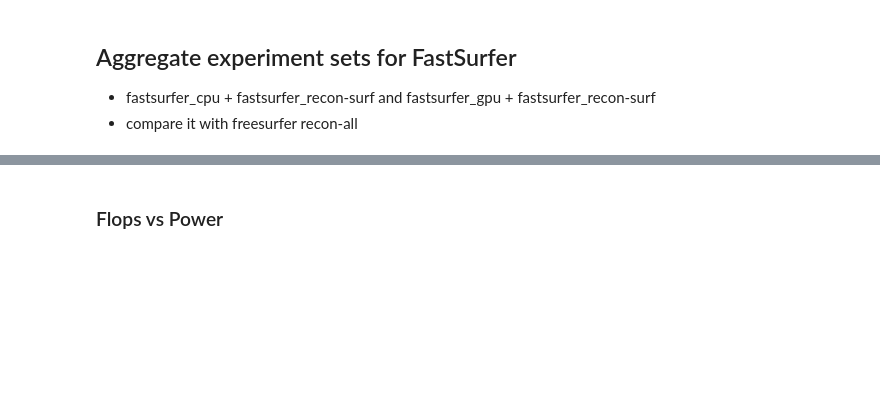
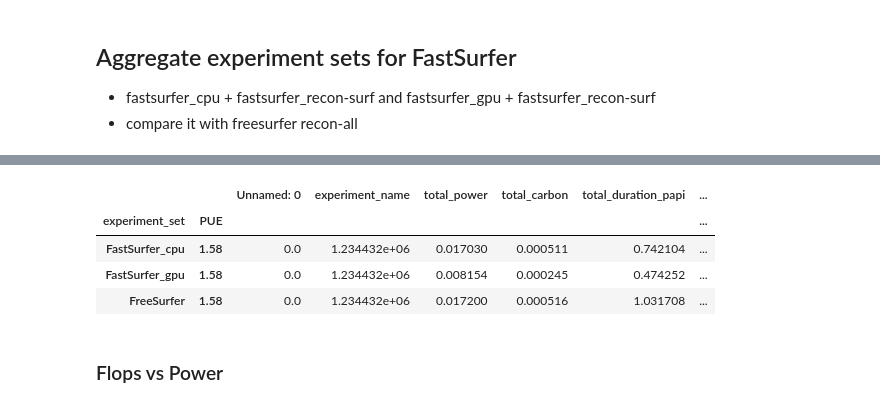
Before and after one commit to neurodatascience/watts_up_compute, a Jupyter notebook: notebooks/10_impact_tracker_dashboard.ipynb, the cells around one changed output, grey strips where cells are left out. Drawn from its saved outputs; the diff is of its cells as text; code cells hidden in the pictures; blank space fills up the shorter version.

```diff
--- a/notebooks/10_impact_tracker_dashboard.ipynb
+++ b/notebooks/10_impact_tracker_dashboard.ipynb
@@ -361,3 +365,11 @@ plot_df.describe()
+# %%
+plot_df.groupby(['experiment_set','PUE']).std()
+# %% [output]
+|  |  | Unnamed: 0 | experiment_name | total_power | total_carbon | total_duration_papi | ... |
+| experiment_set | PUE |  |  |  |  |  | ... |
+| FastSurfer_cpu | 1.58 | 0.0 | 1.234432e+06 | 0.017030 | 0.000511 | 0.742104 | ... |
+| FastSurfer_gpu | 1.58 | 0.0 | 1.234432e+06 | 0.008154 | 0.000245 | 0.474252 | ... |
+| FreeSurfer | 1.58 | 0.0 | 1.234432e+06 | 0.017200 | 0.000516 | 1.031708 | ... |
 # %% [markdown]
 ### Flops vs Power
 # %% [markdown]
```
Also changed, not shown: parts of 5 cells of this notebook, 4 other files.
